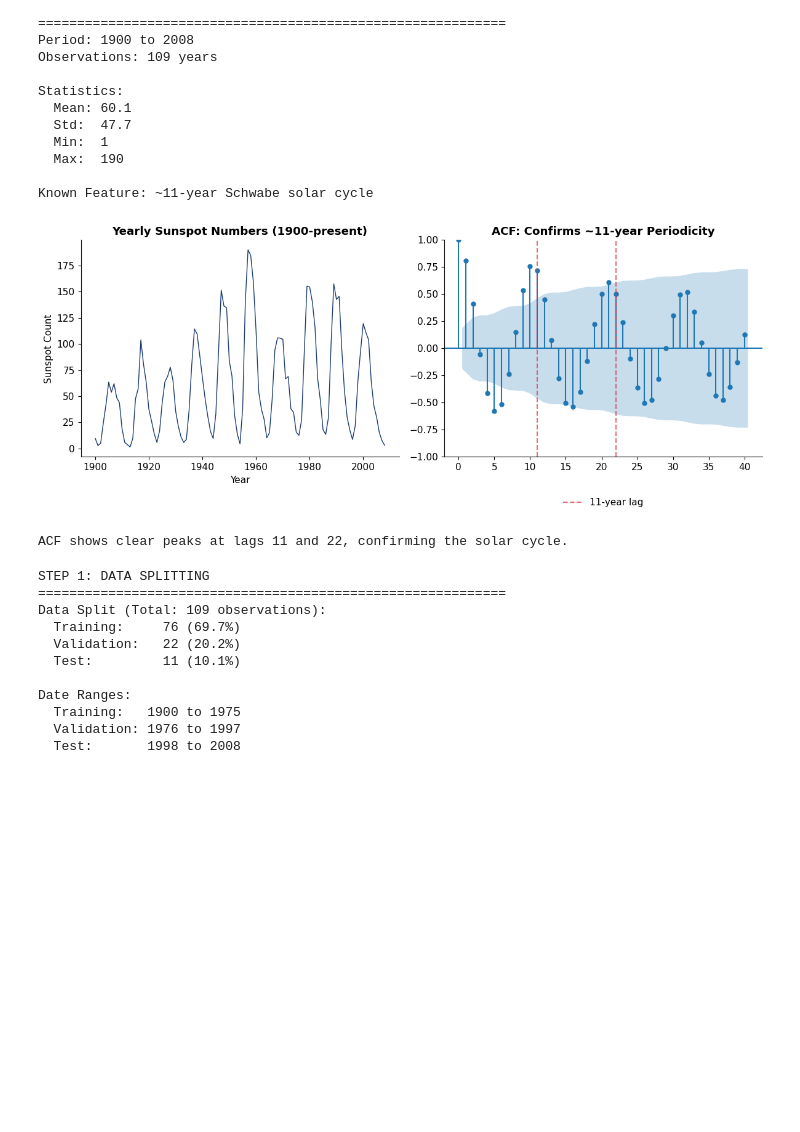
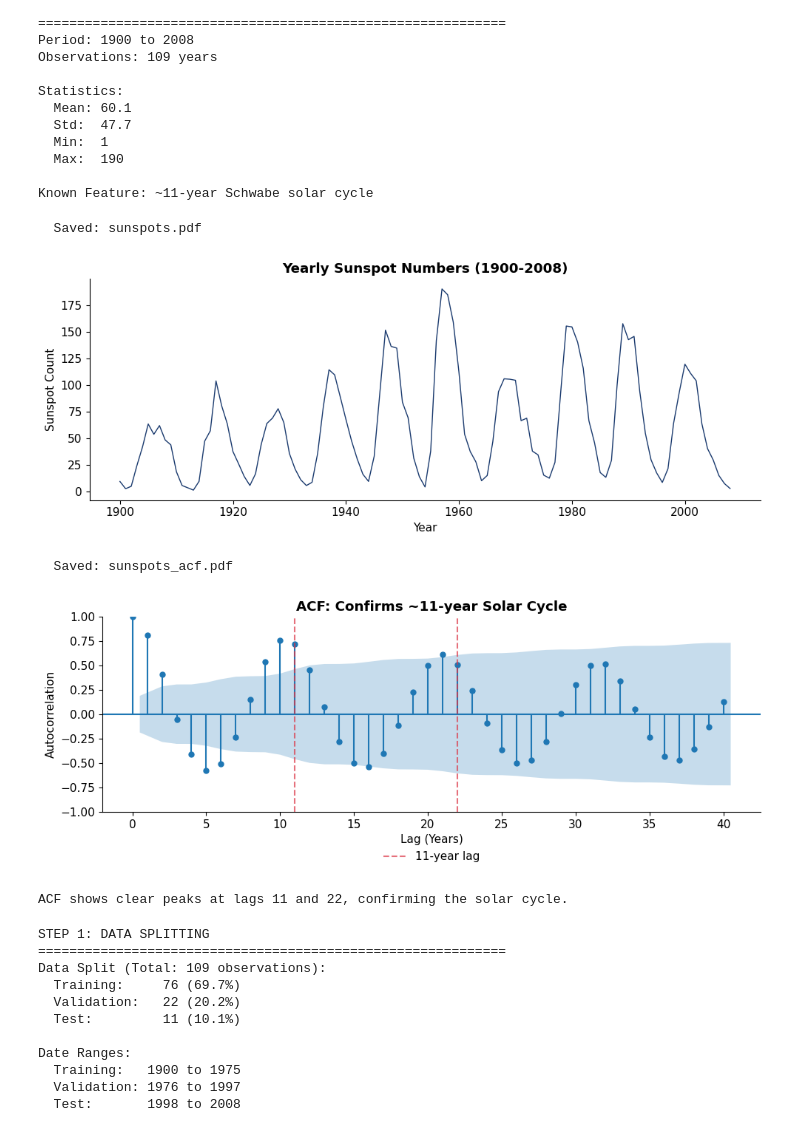
Before and after one commit to danpele/Time-Series-Analysis, a Jupyter notebook: chapter10_lecture_notebook.ipynb, the cells around one changed output. Drawn from its saved outputs; the diff is of its cells as text; code cells hidden in the pictures; blank space fills up the shorter version.

```diff
--- a/chapter10_lecture_notebook.ipynb
+++ b/chapter10_lecture_notebook.ipynb
@@ -40,6 +40,7 @@ This comprehensive review demonstrates the complete time series analysis workflo
 # %%
 # Install required packages (for Colab)
 import sys
+import os
 if 'google.colab' in sys.modules:
     !pip install prophet arch statsmodels yfinance pandas-datareader -q
 
@@ -75,22 +76,35 @@ except ImportError:
 
 from sklearn.metrics import mean_squared_error, mean_absolute_error
 
-# Plotting style - CONSISTENT WITH OTHER CHAPTERS
+# Plotting style - CONSISTENT WITH SLIDES
 plt.rcParams['figure.figsize'] = (12, 5)
 plt.rcParams['font.size'] = 11
-plt.rcParams['axes.facecolor'] = 'none'
-plt.rcParams['figure.facecolor'] = 'none'
+plt.rcParams['axes.facecolor'] = 'white'
+plt.rcParams['figure.facecolor'] = 'white'
 plt.rcParams['axes.grid'] = False
 plt.rcParams['axes.spines.top'] = False
 plt.rcParams['axes.spines.right'] = False
 plt.rcParams['legend.frameon'] = False
+plt.rcParams['savefig.dpi'] = 150
+plt.rcParams['savefig.bbox'] = 'tight'
 
 COLORS = {'blue': '#1A3A6E', 'red': '#DC3545', 'green': '#2E7D32',
           'orange': '#E67E22', 'gray': '#666666', 'purple': '#8E44AD'}
 
+# Chart output directory (same as slides)
+CHARTS_DIR = 'charts/'
+os.makedirs(CHARTS_DIR, exist_ok=True)
+
+def save_chart(name):
+    """Save chart to PDF and PNG for slides"""
+    plt.savefig(f'{CHARTS_DIR}{name}.pdf')
+    plt.savefig(f'{CHARTS_DIR}{name}.png')
+    print(f"  Saved: {name}.pdf")
+
 print("Setup complete!")
 print(f"ARCH/GARCH available: {HAS_ARCH}")
 print(f"Prophet available: {HAS_PROPHET}")
+print(f"Charts will be saved to: {CHARTS_DIR}")
 # %% [output]
 Setup complete!
 ARCH/GARCH available: True
@@ -662,29 +694,38 @@ Statistics:
 
 Known Feature: ~11-year Schwabe solar cycle
 # %%
-# Visualize and confirm the cycle
-fig, axes = plt.subplots(1, 2, figsize=(12, 5))
+# Visualize and confirm the cycle - Generate charts matching slides
 
-# Time series
-axes[0].plot(sunspots['ds'], sunspots['y'], color=COLORS['blue'], linewidth=1)
-axes[0].set_title('Yearly Sunspot Numbers (1900-present)', fontweight='bold')
-axes[0].set_xlabel('Year')
-axes[0].set_ylabel('Sunspot Count')
+# Chart: Sunspots time series (sunspots.pdf)
+fig, ax = plt.subplots(figsize=(10, 4))
+ax.plot(sunspots['ds'], sunspots['y'], color=COLORS['blue'], linewidth=1)
+ax.set_title('Yearly Sunspot Numbers (1900-2008)', fontweight='bold')
+ax.set_xlabel('Year')
+ax.set_ylabel('Sunspot Count')
+plt.tight_layout()
+save_chart('sunspots')
+plt.show()
 
-# ACF to confirm periodicity
-plot_acf(sunspots['y'], ax=axes[1], lags=40, alpha=0.05)
-axes[1].axvline(x=11, color=COLORS['red'], linestyle='--', alpha=0.7, label='11-year lag')
-axes[1].axvline(x=22, color=COLORS['red'], linestyle='--', alpha=0.7)
-axes[1].set_title('ACF: Confirms ~11-year Periodicity', fontweight='bold')
-axes[1].legend(loc='upper center', bbox_to_anchor=(0.5, -0.15), ncol=1)
-
+# Chart: Sunspots ACF (sunspots_acf.pdf)
+fig, ax = plt.subplots(figsize=(10, 4))
+plot_acf(sunspots['y'], ax=ax, lags=40, alpha=0.05)
+ax.axvline(x=11, color=COLORS['red'], linestyle='--', alpha=0.7, label='11-year lag')
+ax.axvline(x=22, color=COLORS['red'], linestyle='--', alpha=0.7)
+ax.set_title('ACF: Confirms ~11-year Solar Cycle', fontweight='bold')
+ax.set_xlabel('Lag (Years)')
+ax.set_ylabel('Autocorrelation')
+ax.legend(loc='upper center', bbox_to_anchor=(0.5, -0.15), ncol=1)
 plt.tight_layout()
+save_chart('sunspots_acf')
 plt.show()
 
 print("ACF shows clear peaks at lags 11 and 22, confirming the solar cycle.")
 # %% [output]
+  Saved: sunspots.pdf
-[figure, old version]
+[figure, new version]
-ACF shows clear peaks at lags 11 and 22, confirming the solar cycle.
+  Saved: sunspots_acf.pdf
+[figure, added]
+ACF shows clear peaks at lags 11 and 22, confirming the solar cycle.
 # %%
 # Step 1: Train/Validation/Test Split
 print("\nSTEP 1: DATA SPLITTING")
```
Also changed, not shown: parts of 15 cells of this notebook, 36 other files.
